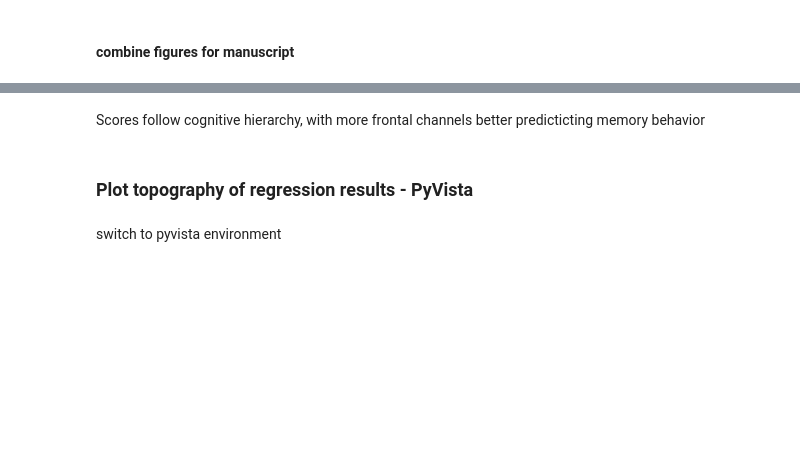
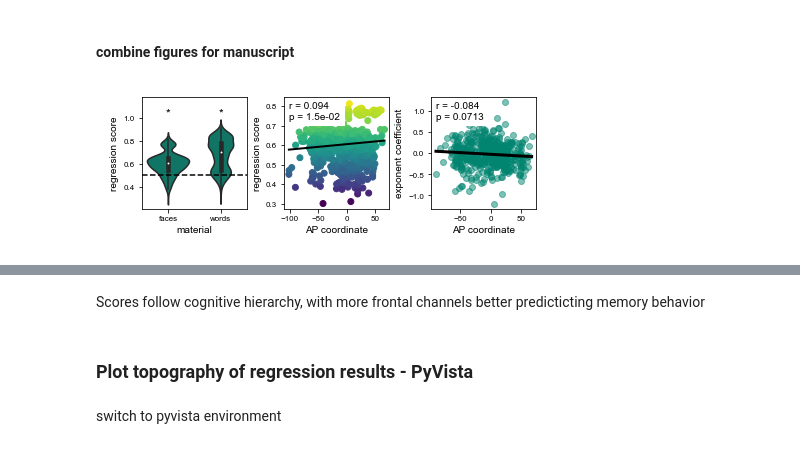
Before and after one commit to voytekresearch/oscillation_vs_exponent, a Jupyter notebook: notebooks/model_behavior.ipynb, the cells around one changed output, grey strips where cells are left out. Cells and saved outputs as stored; diff of their text form; code cells hidden in the pictures; blank space fills up the shorter version.

```diff
--- a/notebooks/model_behavior.ipynb
+++ b/notebooks/model_behavior.ipynb
@@ -636,9 +758,10 @@ plt.show()
 # %%
 # manuscript figure
 
+material = 'words'
+
 # init
 fig, (ax_b, ax_c, ax_d) = plt.subplots(1, 3, figsize=[6, 2], constrained_layout=True)
-
 
 # B. plot violin plot of regression scores =====================================
 # set plotting params
@@ -666,6 +789,7 @@ for i_material, material in enumerate(['words', 'faces']):
 
 # drop NaN
 df_c = df.dropna()
+df_c = df_c.loc[df_c['material']==material]
 x_data = df_c['pos_y']
 y_data = df_c['score']
 
@@ -685,32 +809,37 @@ ax_c.text(0.05, 0.8, f"r = {stats.rvalue:0.3f}\np = {stats.pvalue:0.1e}",
 # D. scatter plot: correlate exponent coeeficient and AP coordinate ============
 # load regression results (with coefficients - not cross-validated)
 results = pd.read_csv(fr"{PROJECT_PATH}\data\results\logistic_regression_scores.csv", index_col=0)
+results = results.loc[results['material']==material]
 df_elec = pd.read_csv(f"{PROJECT_PATH}/data/ieeg_metadata/ieeg_channel_info.csv", index_col=0)
 df_elec.drop(columns=['index'], inplace=True)
 df_elec.rename(columns={'chan_idx':'channel'}, inplace=True)
 df_plt = pd.merge(results, df_elec, on=['patient', 'channel'])
+
+# get those with scores above chance
+df_plt = df_plt.loc[df_plt['score']>(0.5)]
 
 # drop NaN
 df_c = df_plt.dropna()
 x_data = df_c['pos_y']
 y_data = df_c['exp_coef']
 
 # plot data
 ax_d.scatter(x_data, y_data, color=COLORS['blue'], alpha=0.5)
 ax_d.set(xlabel=f"AP coordinate", ylabel="exponent coefficient")
 
 # run regression and plot results
 stats = linregress(x_data, y_data)
 t_lin = np.linspace(np.nanmin(x_data), np.nanmax(x_data), 100)
 lin = stats.slope * t_lin + stats.intercept
 ax_d.plot(t_lin, lin, color='k', linewidth=3)
 if stats.pvalue > 0.01:
         ax_d.text(0.05, 0.8, f"r = {stats.rvalue:0.3f}\np = {stats.pvalue:0.3n}",
                 transform=ax_d.transAxes, backgroundcolor='w')
 else:
         ax_d.text(0.05, 0.8, f"r = {stats.rvalue:0.3f}\np = {stats.pvalue:0.1e}",
                 transform=ax_d.transAxes, backgroundcolor='w')
 
-
 # save fig
 plt.savefig(f"{PROJECT_PATH}/figures/main_figures/model_behavior_bcd.png")
+# %% [output]
+[figure, added]
```
Also changed, not shown: parts of 18 cells of this notebook.
